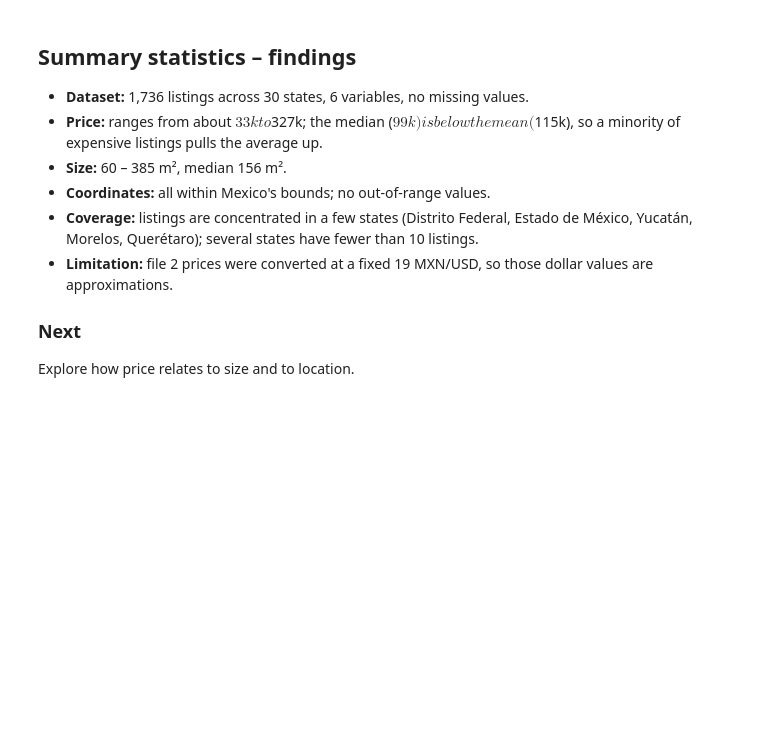
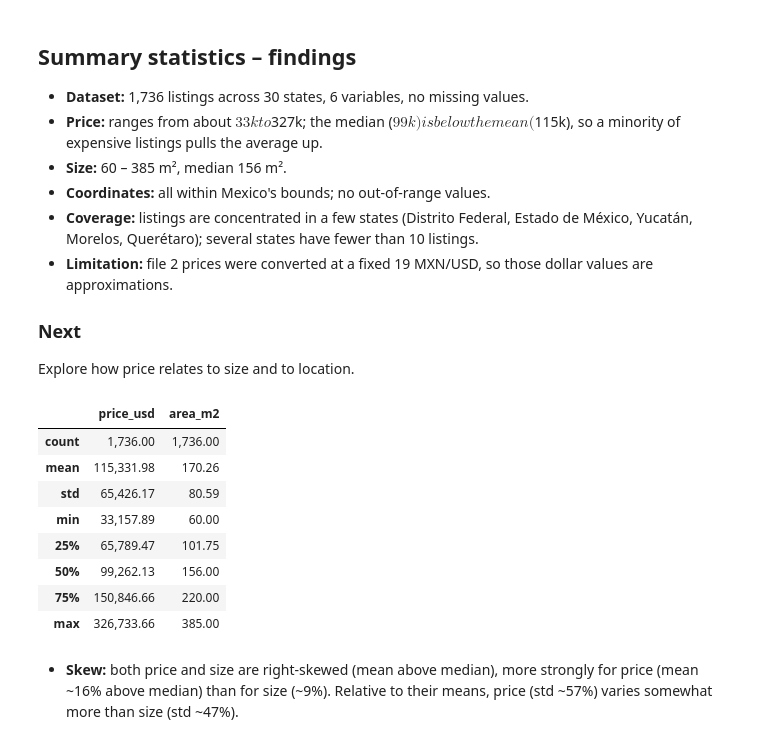
Before and after one commit to xrasana-lang/Mexico_real_estate_analysis, a Jupyter notebook: notebooks/01_getting_to_know_the_data.ipynb, the cells around one changed output. Drawn from its saved outputs; the diff is of its cells as text; code cells hidden in the pictures; blank space fills up the shorter version.

Commit message:
Add area/price summary and attribute vs method exercise

```diff
--- a/notebooks/01_getting_to_know_the_data.ipynb
+++ b/notebooks/01_getting_to_know_the_data.ipynb
@@ -516,3 +516,23 @@ df.describe()
 
 ### Next
 Explore how price relates to size and to location.
+# %%
+# Summarise only the two variables in the research question
+summary = df[["price_usd", "area_m2"]].describe()
+
+# Show numbers with commas and 2 decimals (display only, the data is unchanged)
+pd.options.display.float_format = "{:,.2f}".format
+
+summary
+# %% [output]
+|  | price_usd | area_m2 |
+| count | 1,736.00 | 1,736.00 |
+| mean | 115,331.98 | 170.26 |
+| std | 65,426.17 | 80.59 |
+| min | 33,157.89 | 60.00 |
+| 25% | 65,789.47 | 101.75 |
+| 50% | 99,262.13 | 156.00 |
+| 75% | 150,846.66 | 220.00 |
+| max | 326,733.66 | 385.00 |
+# %% [markdown]
+- **Skew:** both price and size are right-skewed (mean above median), more strongly for price (mean ~16% above median) than for size (~9%). Relative to their means, price (std ~57%) varies somewhat more than size (std ~47%).
```
Also changed, not shown: parts of 1 cell of this notebook.
